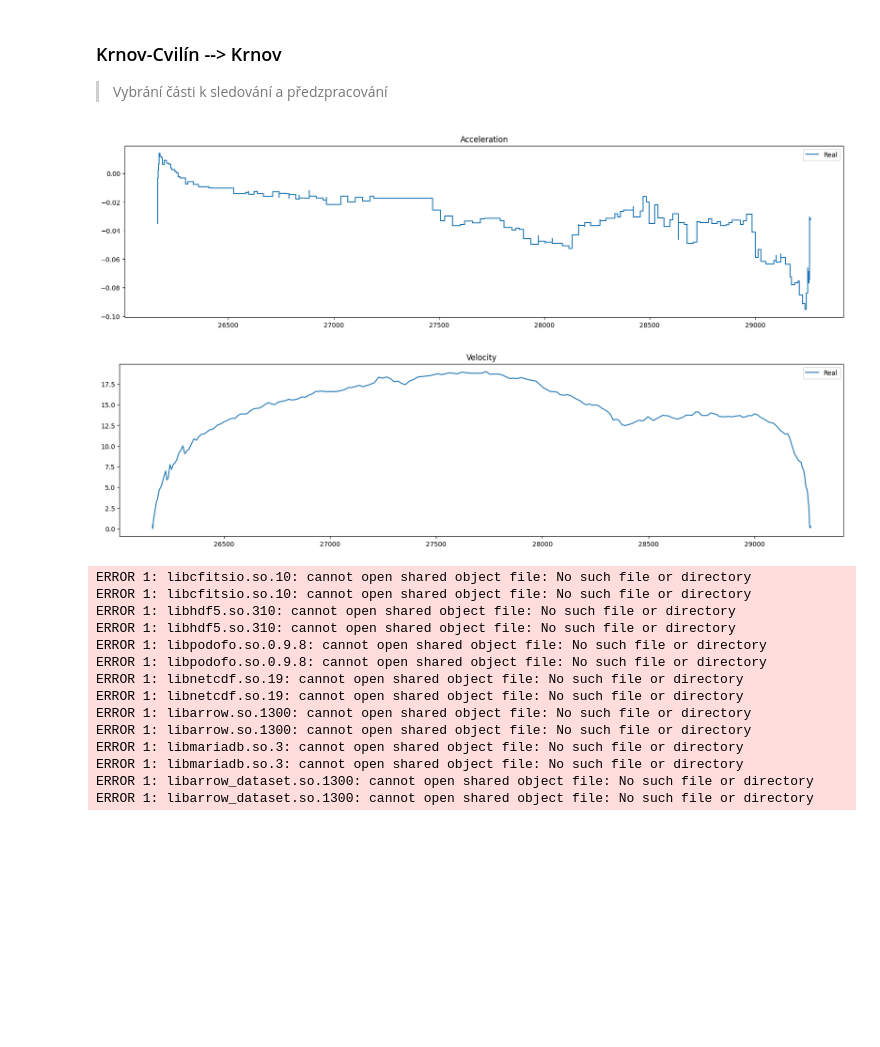
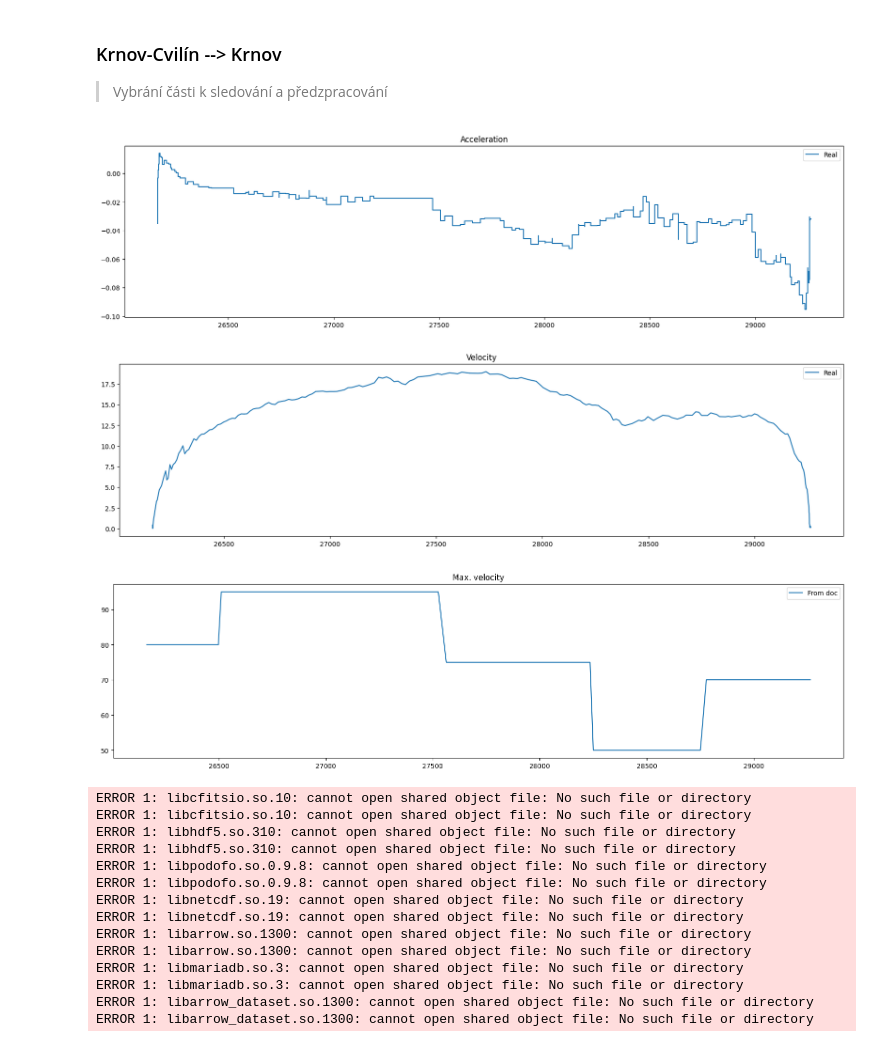
Before and after one commit to Sawy7/trainmap-consumption-api, a Jupyter notebook: train-exploration/train-exploration.ipynb, the cells around one changed output. Saved outputs shown, nothing was run; the diff lists cells and outputs as text; code cells hidden in the pictures; blank space fills up the shorter version.

```diff
--- a/train-exploration/train-exploration.ipynb
+++ b/train-exploration/train-exploration.ipynb
@@ -211,13 +211,15 @@ unique velocities in km/h {40.0, 50.0, nan, 60.00000000000001, nan, nan, nan, na
 # %%
 df_slice = df.loc[3680:4280] # Rozsah bodů mezi stanicemi
 
-map_velocity(df_slice, 90.213, "../testing-data/velocity-data/310.json")
+map_velocity(df_slice, 90.213, "../testing-data/velocity-data/310-pj.json")
 
 render_plot("Acceleration", df_slice["cumulative_distance_m"], [df_slice["accel_proc_y"]], ["Real"])
 render_plot("Velocity", df_slice["cumulative_distance_m"], [df_slice["gps_speed"]], ["Real"])
+render_plot("Max. velocity", df_slice["cumulative_distance_m"], [df_slice["track_velocity"]], ["From doc"])
 # %% [output]
 [figure]
 [figure]
+[figure, added]
 # %%
 prep({
     # "input": "NOT NEEDED",
```
Also changed, not shown: parts of 4 cells of this notebook, 1 other file.
